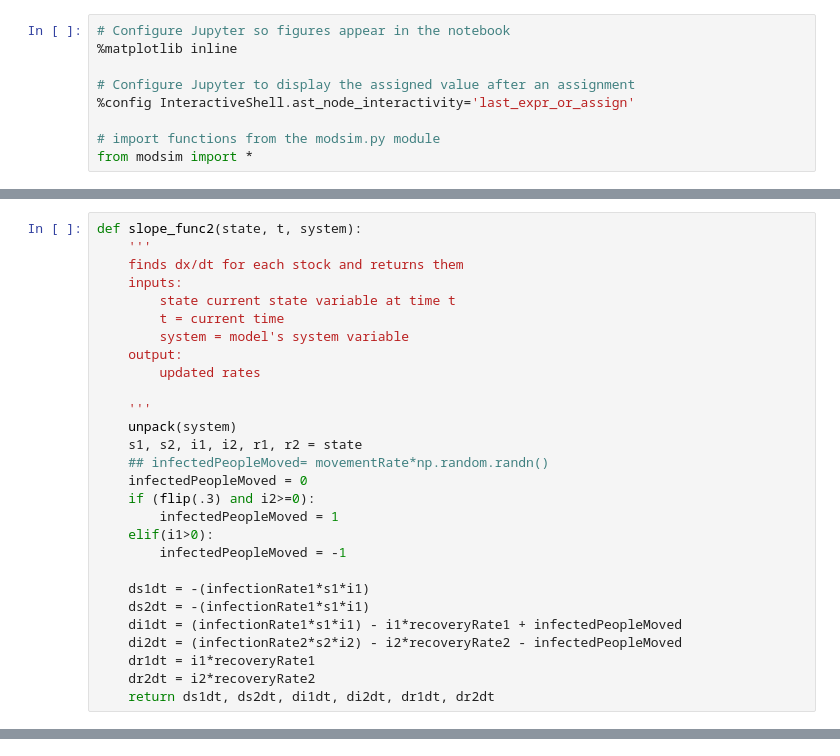
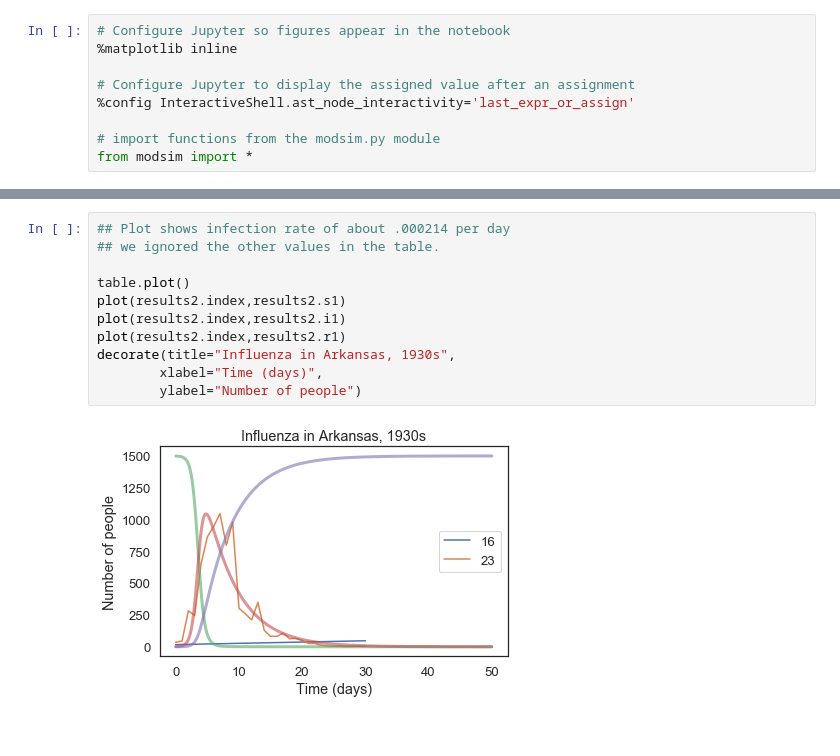
Before and after one commit to colinmsnow/ModSimPy, a Jupyter notebook: code/MultiCountrySIR.ipynb, the cells around one changed output, grey strips where cells are left out. Saved outputs shown, nothing was run; the diff lists cells and outputs as text.

```diff
--- a/code/MultiCountrySIR.ipynb
+++ b/code/MultiCountrySIR.ipynb
@@ -209,28 +15,0 @@ Coming soon!
-# %%
-def slope_func2(state, t, system):
-    '''
-    finds dx/dt for each stock and returns them
-    inputs:
-        state current state variable at time t
-        t = current time
-        system = model's system variable
-    output:
-        updated rates
-
-    '''
-    unpack(system)
-    s1, s2, i1, i2, r1, r2 = state
-    ## infectedPeopleMoved= movementRate*np.random.randn()
-    infectedPeopleMoved = 0
-    if (flip(.3) and i2>=0):
-        infectedPeopleMoved = 1
-    elif(i1>0):
-        infectedPeopleMoved = -1
-
-    ds1dt = -(infectionRate1*s1*i1)
-    ds2dt = -(infectionRate1*s1*i1)
-    di1dt = (infectionRate1*s1*i1) - i1*recoveryRate1 + infectedPeopleMoved
-    di2dt = (infectionRate2*s2*i2) - i2*recoveryRate2 - infectedPeopleMoved
-    dr1dt = i1*recoveryRate1
-    dr2dt = i2*recoveryRate2
-    return ds1dt, ds2dt, di1dt, di2dt, dr1dt, dr2dt
@@ -276,0 +168,13 @@ results2
+# %%
+## Plot shows infection rate of about .000214 per day
+## we ignored the other values in the table.
+
+table.plot()
+plot(results2.index,results2.s1)
+plot(results2.index,results2.i1)
+plot(results2.index,results2.r1)
+decorate(title="Influenza in Arkansas, 1930s",
+        xlabel="Time (days)",
+        ylabel="Number of people")
+# %% [output]
+[figure, added]
```
Also changed, not shown: parts of 50 cells of this notebook, 3 other files.
